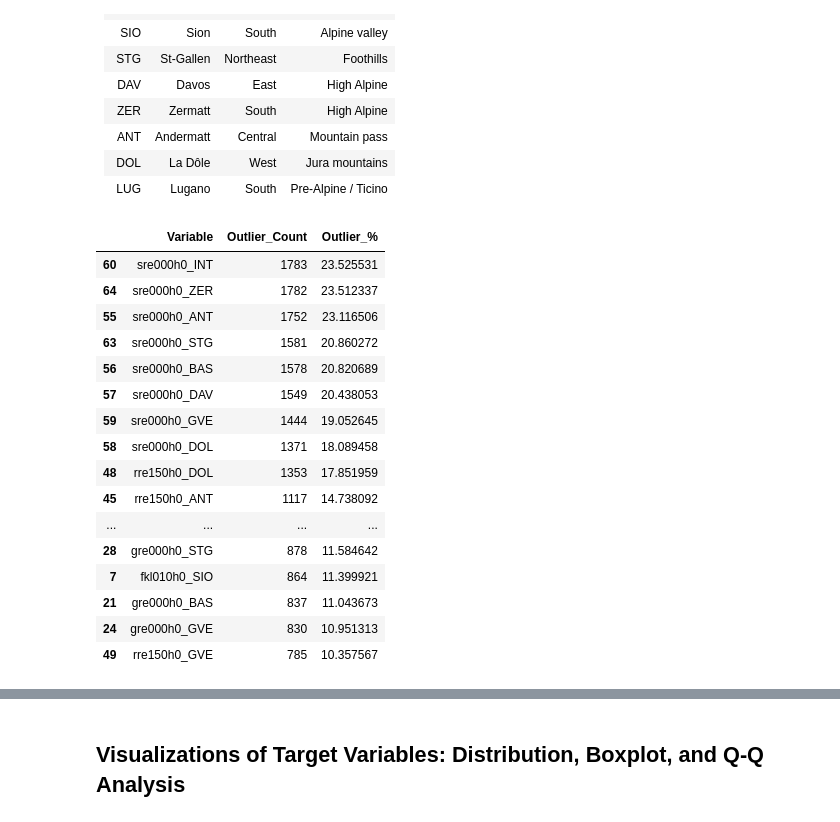
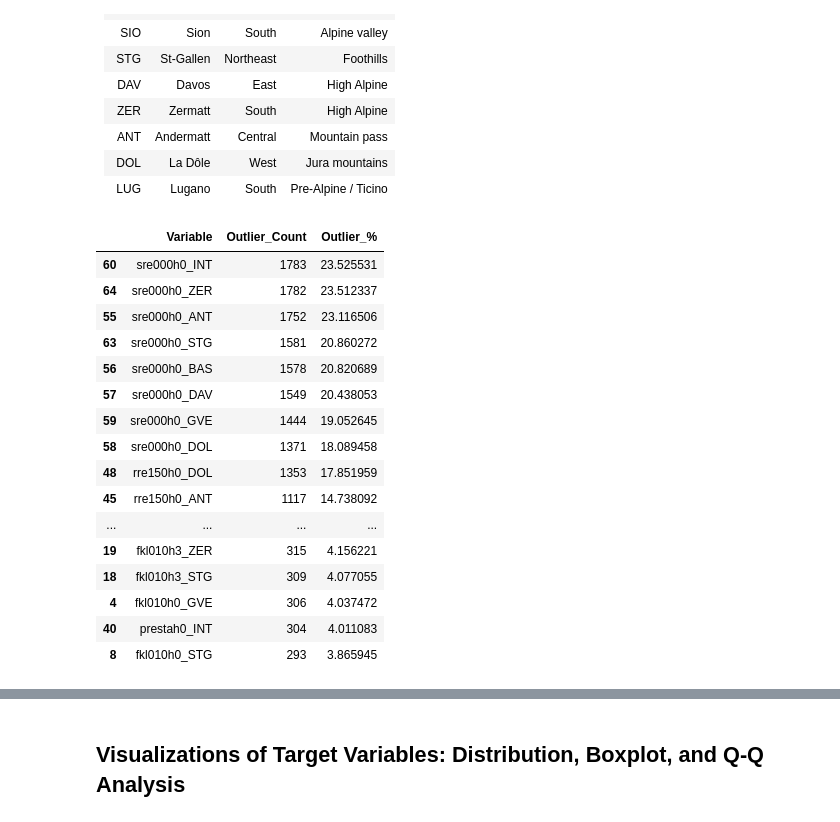
Before and after one commit to ivanldf13/MachineLearning2025, a Jupyter notebook: ML_Weather_Prediction/Pipeline_all_DS_all_methods_cyclical_features.ipynb, the cells around one changed output, grey strips where cells are left out. Saved outputs shown, nothing was run; the diff lists cells and outputs as text; code cells hidden in the pictures.

```diff
--- a/ML_Weather_Prediction/Pipeline_all_DS_all_methods_cyclical_features.ipynb
+++ b/ML_Weather_Prediction/Pipeline_all_DS_all_methods_cyclical_features.ipynb
@@ -259,36 +269,36 @@ def detect_outliers(df, col):
     IQR = Q3 - Q1
     lower_bound = Q1 - 1.5 * IQR
     upper_bound = Q3 + 1.5 * IQR
     outliers = df[(df[col] < lower_bound) | (df[col] > upper_bound)]
     return outliers
 
 # Apply to all numeric columns
 outlier_summary = {}
 for col in numeric_cols:
     n_outliers = len(detect_outliers(train, col))
     outlier_summary[col] = n_outliers
 
 # Convert to DataFrame for easier analysis
 outlier_df = pd.DataFrame(list(outlier_summary.items()), columns=["Variable", "Outlier_Count"])
 outlier_df["Outlier_%"] = (outlier_df["Outlier_Count"] / len(train)) * 100
 outlier_df.sort_values(by="Outlier_%", ascending=False, inplace=True)
 
-display(outlier_df.head(20))  # show top 15 variables with most outliers
+display(outlier_df.head(40))  # show top 15 variables with most outliers
 # %% [output]
 |  | Variable | Outlier_Count | Outlier_% |
 | 60 | sre000h0_INT | 1783 | 23.525531 |
 | 64 | sre000h0_ZER | 1782 | 23.512337 |
 | 55 | sre000h0_ANT | 1752 | 23.116506 |
 | 63 | sre000h0_STG | 1581 | 20.860272 |
 | 56 | sre000h0_BAS | 1578 | 20.820689 |
 | 57 | sre000h0_DAV | 1549 | 20.438053 |
 | 59 | sre000h0_GVE | 1444 | 19.052645 |
 | 58 | sre000h0_DOL | 1371 | 18.089458 |
 | 48 | rre150h0_DOL | 1353 | 17.851959 |
 | 45 | rre150h0_ANT | 1117 | 14.738092 |
 | ... | ... | ... | ... |
-| 28 | gre000h0_STG | 878 | 11.584642 |
-| 7 | fkl010h0_SIO | 864 | 11.399921 |
-| 21 | gre000h0_BAS | 837 | 11.043673 |
-| 24 | gre000h0_GVE | 830 | 10.951313 |
-| 49 | rre150h0_GVE | 785 | 10.357567 |
+| 19 | fkl010h3_ZER | 315 | 4.156221 |
+| 18 | fkl010h3_STG | 309 | 4.077055 |
+| 4 | fkl010h0_GVE | 306 | 4.037472 |
+| 40 | prestah0_INT | 304 | 4.011083 |
+| 8 | fkl010h0_STG | 293 | 3.865945 |
```
Also changed, not shown: parts of 8 cells of this notebook, 3 other files.
